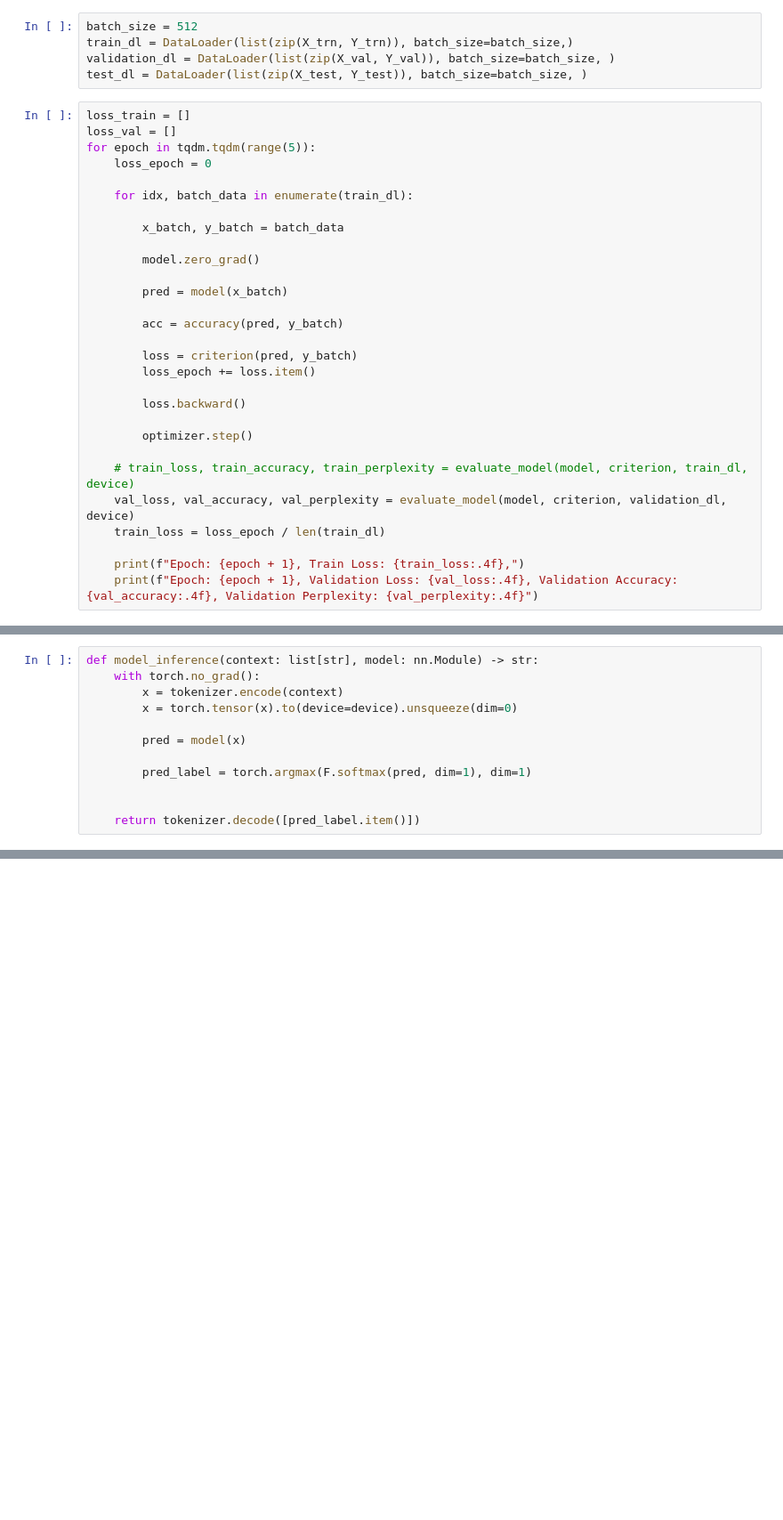
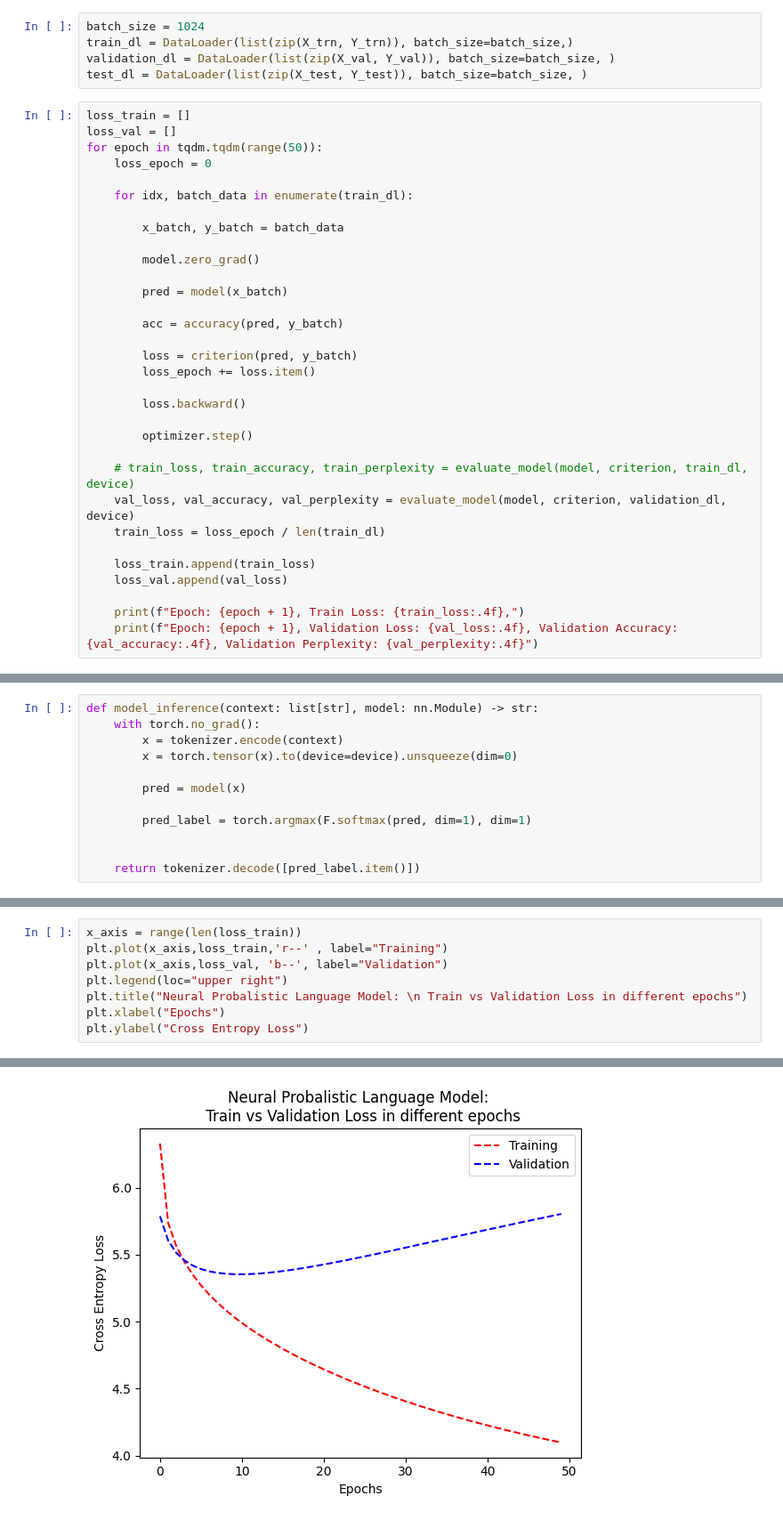
Before and after one commit to 95-percent-ci/makemore_implementation, a Jupyter notebook: notebooks/nplm_refractored.ipynb, the cells around one changed output, grey strips where cells are left out. Shown at 89% size. Saved outputs shown, nothing was run; the diff lists cells and outputs as text; blank space fills up the shorter version.

```diff
--- a/notebooks/nplm_refractored.ipynb
+++ b/notebooks/nplm_refractored.ipynb
@@ -382,14 +384,14 @@ Y_val = Y_val.to(device)
 X_test = X_test.to(device)
 Y_test = Y_test.to(device)
 # %%
-batch_size = 512
+batch_size = 1024
 train_dl = DataLoader(list(zip(X_trn, Y_trn)), batch_size=batch_size,)
 validation_dl = DataLoader(list(zip(X_val, Y_val)), batch_size=batch_size, )
 test_dl = DataLoader(list(zip(X_test, Y_test)), batch_size=batch_size, )
 # %%
 loss_train = []
 loss_val = []
-for epoch in tqdm.tqdm(range(5)):
+for epoch in tqdm.tqdm(range(50)):
     loss_epoch = 0
 
     for idx, batch_data in enumerate(train_dl):
@@ -413,6 +415,9 @@ for epoch in tqdm.tqdm(range(5)):
     val_loss, val_accuracy, val_perplexity = evaluate_model(model, criterion, validation_dl, device)
     train_loss = loss_epoch / len(train_dl)
 
+    loss_train.append(train_loss)
+    loss_val.append(val_loss)
+
     print(f"Epoch: {epoch + 1}, Train Loss: {train_loss:.4f},")
     print(f"Epoch: {epoch + 1}, Validation Loss: {val_loss:.4f}, Validation Accuracy: {val_accuracy:.4f}, Validation Perplexity: {val_perplexity:.4f}")
 # %% [output]
@@ -442,0 +463,9 @@ def model_inference(context: list[str], model: nn.Module) -> str:
+# %%
+x_axis = range(len(loss_train))
+plt.plot(x_axis,loss_train,'r--' , label="Training")
+plt.plot(x_axis,loss_val, 'b--', label="Validation")
+plt.legend(loc="upper right")
+plt.title("Neural Probalistic Language Model: \n Train vs Validation Loss in different epochs")
+plt.xlabel("Epochs")
+plt.ylabel("Cross Entropy Loss")
+# %% [output]
@@ -442,0 +473 @@ def model_inference(context: list[str], model: nn.Module) -> str:
+[figure, added]
```
Also changed, not shown: parts of 7 cells of this notebook.
